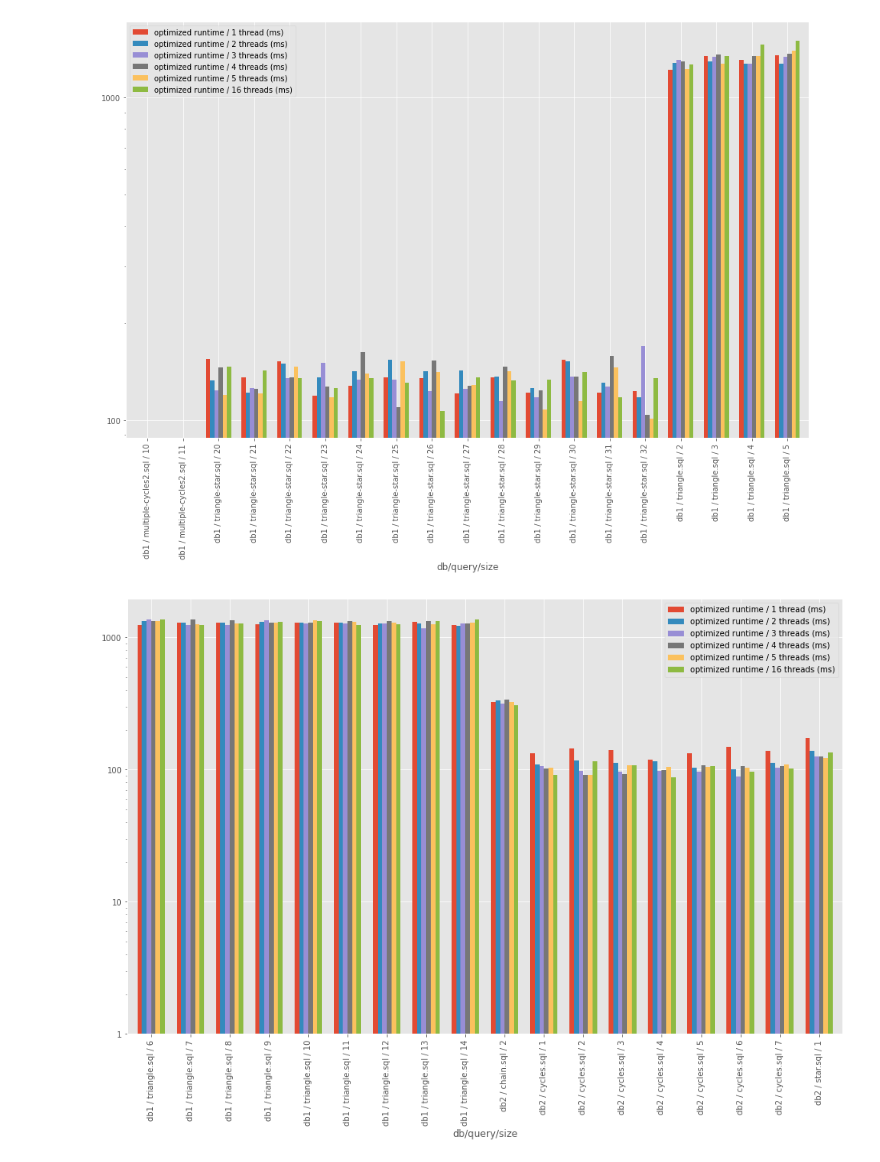
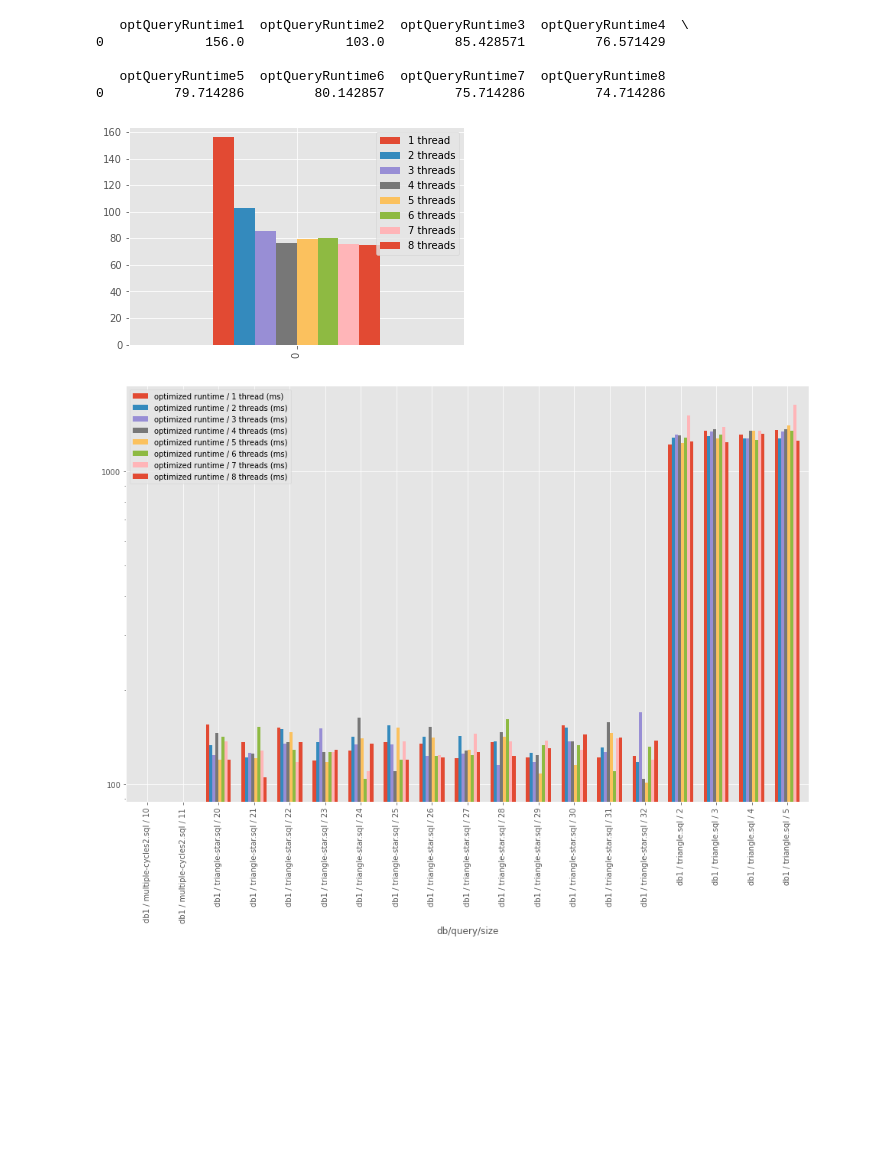
Before and after one commit to arselzer/HTQueryOptimizer, a Jupyter notebook: visualize.ipynb, the cells around one changed output. Saved outputs shown, nothing was run; the diff lists cells and outputs as text; code cells hidden in the pictures; blank space fills up the shorter version.

Commit message:
add more data to visualization

```diff
--- a/visualize.ipynb
+++ b/visualize.ipynb
@@ -26,6 +26,9 @@ full_2thread_benchmark_path = "benchmark-results-2021-02-09-23:46:59"
 full_3thread_benchmark_path = "benchmark-results-2021-02-10-00:42:24"
 full_4thread_benchmark_path = "benchmark-results-2021-02-10-01:12:52"
 full_5thread_benchmark_path = "benchmark-results-2021-02-10-01:44:36"
+full_6thread_benchmark_path = "benchmark-results-2021-02-10-10:22:59"
+full_7thread_benchmark_path = "benchmark-results-2021-02-10-11:05:36"
+full_8thread_benchmark_path = "benchmark-results-2021-02-10-11:47:53"
 
 def visualize_db(db_name, db_df, prefix):
     fig = None
@@ -86,49 +89,88 @@ def visualize_comparison2(path1, path2, name1, name2):
         ax.yaxis.set_major_formatter(ScalarFormatter())
         plt.savefig('graphics/' + name1 + '_vs_' + name2 + '_' + str(idx) + '.pdf', bbox_inches='tight')
 
-def visualize_comparison4(path1, path2, path3, path4, path5, path16, name1, name2, name3, name4, name5, name16):
+def visualize_comparison4(path1, path2, path3, path4, path5, path6, path7, path8,
+                          name1, name2, name3, name4, name5, name6, name7, name8):
     df1 = pd.read_csv(path1 + '/summary.csv')
     df2 = pd.read_csv(path2 + '/summary.csv')
     df3 = pd.read_csv(path3 + '/summary.csv')
     df4 = pd.read_csv(path4 + '/summary.csv')
     df5 = pd.read_csv(path5 + '/summary.csv')
-    df16 = pd.read_csv(path16 + '/summary.csv')
+    df6 = pd.read_csv(path6 + '/summary.csv')
+    df7 = pd.read_csv(path7 + '/summary.csv')
+    df8 = pd.read_csv(path8 + '/summary.csv')
+    df1.rename(columns={'optQueryRuntime': 'optQueryRuntime1'}, inplace=True)
+    df2.rename(columns={'optQueryRuntime': 'optQueryRuntime2'}, inplace=True)
+    df3.rename(columns={'optQueryRuntime': 'optQueryRuntime3'}, inplace=True)
     df4.rename(columns={'optQueryRuntime': 'optQueryRuntime4'}, inplace=True)
     df5.rename(columns={'optQueryRuntime': 'optQueryRuntime5'}, inplace=True)
-    df16.rename(columns={'optQueryRuntime': 'optQueryRuntime16'}, inplace=True)
-    df_join = pd.merge(df1, df2, on=['db', 'query', 'size']).merge(df3, on=['db', 'query', 'size']).merge(df4, on=['db', 'query', 'size']).merge(df5, on=['db', 'query', 'size']).merge(df16, on=['db', 'query', 'size'])
+    df6.rename(columns={'optQueryRuntime': 'optQueryRuntime6'}, inplace=True)
+    df7.rename(columns={'optQueryRuntime': 'optQueryRuntime7'}, inplace=True)
+    df8.rename(columns={'optQueryRuntime': 'optQueryRuntime8'}, inplace=True)
+
+    df_join = pd.merge(df1, df2, on=['db', 'query', 'size']) \
+                .merge(df3, on=['db', 'query', 'size']).merge(df4, on=['db', 'query', 'size']) \
+                .merge(df5, on=['db', 'query', 'size']).merge(df6, on=['db', 'query', 'size']) \
+                .merge(df7, on=['db', 'query', 'size']).merge(df8, on=['db', 'query', 'size'])
 
     df_join.sort_values(['db', 'query', 'size'], inplace=True)
 
+    df_par = df_join[['optQueryRuntime1','optQueryRuntime2','optQueryRuntime3','optQueryRuntime4',
+            'optQueryRuntime5','optQueryRuntime6','optQueryRuntime7','optQueryRuntime8',
+            'db','query']]
+    #df_par.to_csv('parallel-runtimes.csv')
+    df_db6 = df_par.loc[(df_par['db'] == 'db6') & (df_par['query'] == 'query1.sql')].mean().to_frame().T
+    print(df_db6)
+    df_db6.rename(columns={'optQueryRuntime1': name1}, inplace=True)
+    df_db6.rename(columns={'optQueryRuntime2': name2}, inplace=True)
+    df_db6.rename(columns={'optQueryRuntime3': name3}, inplace=True)
+    df_db6.rename(columns={'optQueryRuntime4': name4}, inplace=True)
+    df_db6.rename(columns={'optQueryRuntime5': name5}, inplace=True)
+    df_db6.rename(columns={'optQueryRuntime6': name6}, inplace=True)
+    df_db6.rename(columns={'optQueryRuntime7': name7}, inplace=True)
+    df_db6.rename(columns={'optQueryRuntime8': name8}, inplace=True)
+    df_db6.plot(kind='bar')
+    plt.savefig('graphics/threads_db6_query1.pdf', bbox_inches='tight')
+
     for idx, split in enumerate(np.array_split(df_join, 6)):
         fig, ax = plt.subplots()
-        split['optimized runtime / ' + name1 + ' (ms)'] = split['optQueryRuntime_x']
-        split['optimized runtime / ' + name2 + ' (ms)'] = split['optQueryRuntime_y']
-        split['optimized runtime / ' + name3 + ' (ms)'] = split['optQueryRuntime']
+        split['optimized runtime / ' + name1 + ' (ms)'] = split['optQueryRuntime1']
+        split['optimized runtime / ' + name2 + ' (ms)'] = split['optQueryRuntime2']
+        split['optimized runtime / ' + name3 + ' (ms)'] = split['optQueryRuntime3']
         split['optimized runtime / ' + name4 + ' (ms)'] = split['optQueryRuntime4']
         split['optimized runtime / ' + name5 + ' (ms)'] = split['optQueryRuntime5']
-        split['optimized runtime / ' + name16 + ' (ms)'] = split['optQueryRuntime16']
+        split['optimized runtime / ' + name6 + ' (ms)'] = split['optQueryRuntime6']
+        split['optimized runtime / ' + name7 + ' (ms)'] = split['optQueryRuntime7']
+        split['optimized runtime / ' + name8 + ' (ms)'] = split['optQueryRuntime8']
         split['db/query/size'] = split['db'] + ' / ' + split['query'] + ' / ' + split['size'].astype(str)
         split[['db/query/size', 'optimized runtime / ' + name1 + ' (ms)',
                'optimized runtime / ' + name2 + ' (ms)',
                'optimized runtime / ' + name3 + ' (ms)',
                'optimized runtime / ' + name4 + ' (ms)',
                'optimized runtime / ' + name5 + ' (ms)',
-               'optimized runtime / ' + name16 + ' (ms)']].plot(kind='bar', ax=ax, width=0.7,
+               'optimized runtime / ' + name6 + ' (ms)',
+               'optimized runtime / ' + name7 + ' (ms)',
+               'optimized runtime / ' + name8 + ' (ms)']].plot(kind='bar', ax=ax, width=0.7,
                                                                         x='db/query/size', figsize=(16,10), log=True)
         ax.yaxis.set_major_formatter(ScalarFormatter())
         plt.savefig('graphics/threads' + '_' + str(idx) + '.pdf', bbox_inches='tight')
 
 
 os.makedirs('graphics', exist_ok=True)
 #visualize(boolean_benchmark_path, "boolean")
 #visualize(full_benchmark_path, "full")
 #visualize_comparison2(full_benchmark_path, unweighted_benchmark_path, 'weighted', 'unweighted')
 #visualize_comparison2(full_benchmark_path, function_benchmark_path, 'parallel', 'function')
 visualize_comparison4(full_1thread_benchmark_path, full_2thread_benchmark_path,
                       full_3thread_benchmark_path, full_4thread_benchmark_path,
-                      full_5thread_benchmark_path, full_benchmark_path,
-                      '1 thread', '2 threads', '3 threads', '4 threads', '5 threads', '16 threads')
+                      full_5thread_benchmark_path, full_6thread_benchmark_path,
+                      full_7thread_benchmark_path, full_8thread_benchmark_path,
+                      '1 thread', '2 threads', '3 threads', '4 threads', '5 threads', '6 threads', '7 threads', '8 threads')
 # %% [output]
+   optQueryRuntime1  optQueryRuntime2  optQueryRuntime3  optQueryRuntime4  \
+0             156.0             103.0         85.428571         76.571429
+
+   optQueryRuntime5  optQueryRuntime6  optQueryRuntime7  optQueryRuntime8
+0         79.714286         80.142857         75.714286         74.714286
-[figure, old version]
+[figure, new version]
-[figure, old version]
+[figure, new version]
```
Also changed, not shown: parts of 1 cell of this notebook.
